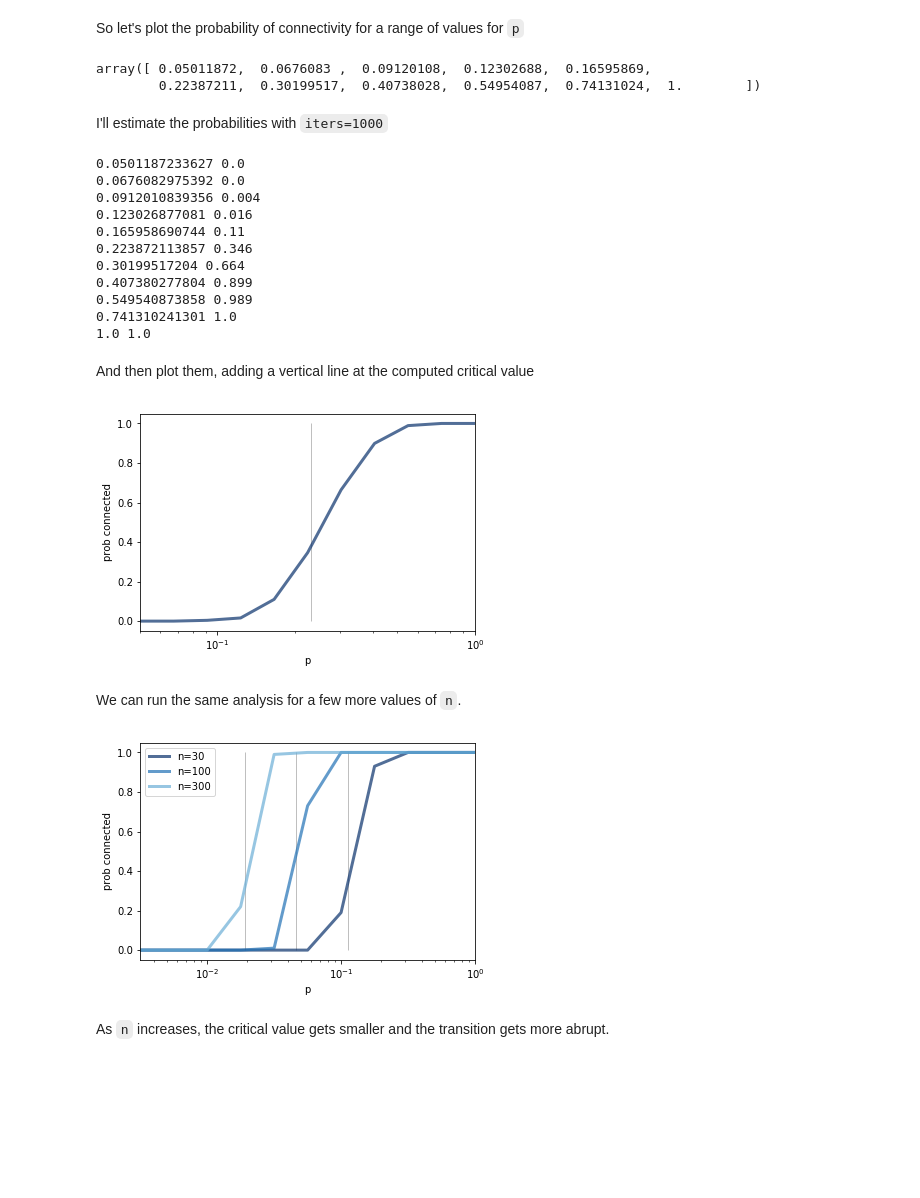
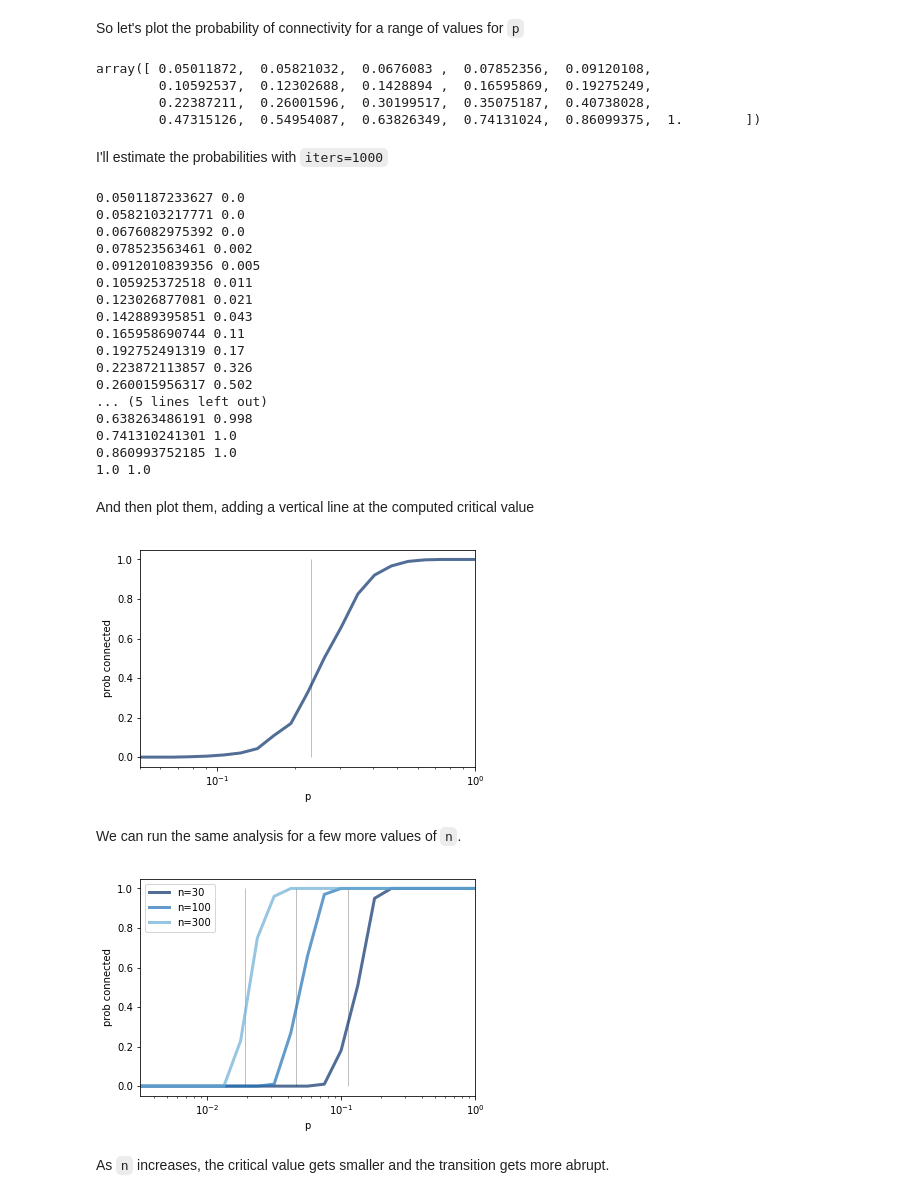
Before and after one commit to poosomooso/ThinkComplexity2, a Jupyter notebook: code/chap02.ipynb, the cells around one changed output. Drawn from its saved outputs; the diff is of its cells as text; code cells hidden in the pictures; blank space fills up the shorter version.

```diff
--- a/code/chap02.ipynb
+++ b/code/chap02.ipynb
@@ -228,10 +222,10 @@ Next we'll make a random graph where the probability of an edge between each pai
 
 The helper function `flip` returns True with probability `p` and False with probability `1-p`
 # %%
-from numpy.random import random
+import numpy.random as nprand
 
 def flip(p):
-    return random() < p
+    return nprand.random() < p
 # %% [markdown]
 `random_pairs` is a generator function that enumerates all possible pairs of nodes and yields each one with probability `p`
 # %%
@@ -351,11 +361,13 @@ pstar
 # %% [markdown]
 So let's plot the probability of connectivity for a range of values for `p`
 # %%
-ps = np.logspace(-1.3, 0, 11)
+ps = np.logspace(-1.3, 0, 21)
 ps
 # %% [output]
-array([ 0.05011872,  0.0676083 ,  0.09120108,  0.12302688,  0.16595869,
-        0.22387211,  0.30199517,  0.40738028,  0.54954087,  0.74131024,  1.        ])
+array([ 0.05011872,  0.05821032,  0.0676083 ,  0.07852356,  0.09120108,
+        0.10592537,  0.12302688,  0.1428894 ,  0.16595869,  0.19275249,
+        0.22387211,  0.26001596,  0.30199517,  0.35075187,  0.40738028,
+        0.47315126,  0.54954087,  0.63826349,  0.74131024,  0.86099375,  1.        ])
 # %% [markdown]
 I'll estimate the probabilities with `iters=1000`
 # %%
@@ -365,15 +377,21 @@ for p, y in zip(ps, ys):
     print(p, y)
 # %% [output]
 0.0501187233627 0.0
+0.0582103217771 0.0
 0.0676082975392 0.0
-0.0912010839356 0.004
-0.123026877081 0.016
+0.078523563461 0.002
+0.0912010839356 0.005
+0.105925372518 0.011
+0.123026877081 0.021
+0.142889395851 0.043
 0.165958690744 0.11
-0.223872113857 0.346
-0.30199517204 0.664
-0.407380277804 0.899
-0.549540873858 0.989
+0.192752491319 0.17
+0.223872113857 0.326
+0.260015956317 0.502
+... (5 lines left out)
+0.638263486191 0.998
 0.741310241301 1.0
+0.860993752185 1.0
 1.0 1.0
 # %% [markdown]
 And then plot them, adding a vertical line at the computed critical value
@@ -385,27 +403,27 @@ thinkplot.plot(ps, ys)
 thinkplot.config(xlabel='p', ylabel='prob connected', xscale='log', xlim=[ps[0], ps[-1]])
 plt.savefig('chap02-5.pdf')
 # %% [output]
-[figure, old version]
+[figure, new version]
 # %% [markdown]
 We can run the same analysis for a few more values of `n`.
 # %%
 ns = [30, 100, 300]
-ps = np.logspace(-2.5, 0, 11)
+ps = np.logspace(-2.5, 0, 21)
 
 thinkplot.preplot(len(ns))
 for n in ns:
     pstar = np.log(n) / n
     thinkplot.vlines([pstar], 0, 1, color='gray')
 
     ys = [prob_connected(n, p) for p in ps]
     thinkplot.plot(ps, ys, label='n=%d' % n)
 
 thinkplot.config(xlabel='p', ylabel='prob connected',
                  xscale='log', xlim=[ps[0], ps[-1]],
                  loc='upper left')
 plt.savefig('chap02-6.pdf')
 # %% [output]
-[figure, old version]
+[figure, new version]
 # %% [markdown]
 As `n` increases, the critical value gets smaller and the transition gets more abrupt.
 # %% [markdown]
```
Also changed, not shown: parts of 19 cells of this notebook.
